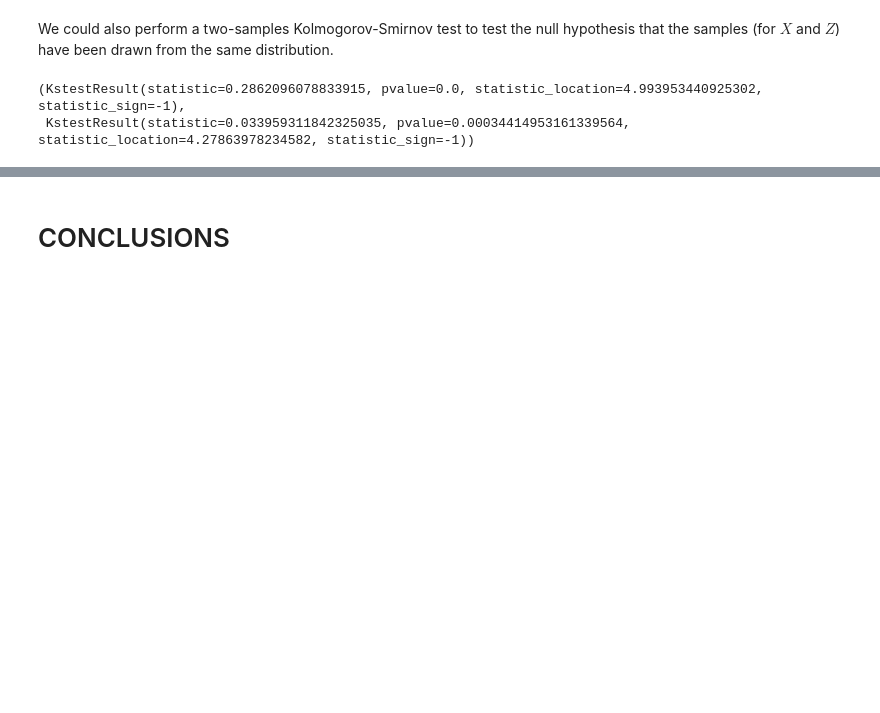
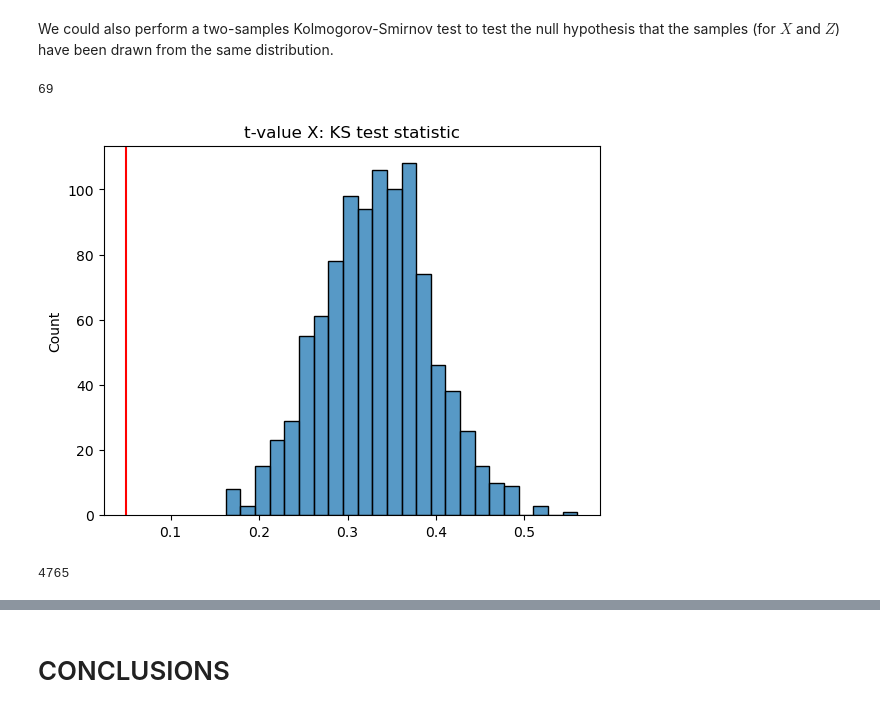
Before and after one commit to maxdevblock/model-selection-bias, a Jupyter notebook: split_the_dataset.ipynb, the cells around one changed output, grey strips where cells are left out. Drawn from its saved outputs; the diff is of its cells as text; code cells hidden in the pictures; blank space fills up the shorter version.

```diff
--- a/split_the_dataset.ipynb
+++ b/split_the_dataset.ipynb
@@ -509,8 +543,28 @@ We can notice that
 - the distribution for $Z$ for the selected models is somehow similar to the preferred model, but it looks bimodal
 # %% [markdown]
 We could also perform a two-samples Kolmogorov-Smirnov test to test the null hypothesis that the samples (for $X$ and $Z$) have been drawn from the same distribution.
-# %%
-sps.ks_2samp(DF.tval_X.dropna(), PR.tval_X, nan_policy="raise"), sps.ks_2samp(DF.tval_Z.dropna(), PR.tval_Z, nan_policy="raise")
-# %% [output]
-(KstestResult(statistic=0.2862096078833915, pvalue=0.0, statistic_location=4.993953440925302, statistic_sign=-1),
- KstestResult(statistic=0.033959311842325035, pvalue=0.00034414953161339564, statistic_location=4.27863978234582, statistic_sign=-1))
+# %%
+n_tvalX = optimal_ks_size(DF, PR, "tval_X")
+n_tvalX
+# %% [output]
+69
+# %%
+KSs = []
+subsize = n_tvalX
+for i in tqdm(range(1000)):
+    _df = DF[DF.index.isin(np.random.choice(DF.index, size=subsize, replace=False))]
+    _pr = PR[PR.index.isin(np.random.choice(PR.index, size=subsize, replace=False))]
+    ks = sps.ks_2samp(_df.tval_X.dropna(), _pr.tval_X.dropna(), nan_policy="raise", alternative="two-sided")
+    KSs.append(ks.statistic)
+KSs = np.array(KSs)
+sns.histplot(KSs)
+plt.axvline(.05, color="r")
+plt.title("t-value X: KS test statistic")
+plt.show()
+# %% [output]
+[figure, added]
+# %%
+n_tvalZ = optimal_ks_size(DF, PR, "tval_Z")
+n_tvalZ
+# %% [output]
+4765
```
Also changed, not shown: parts of 10 cells of this notebook, 1 other file.
